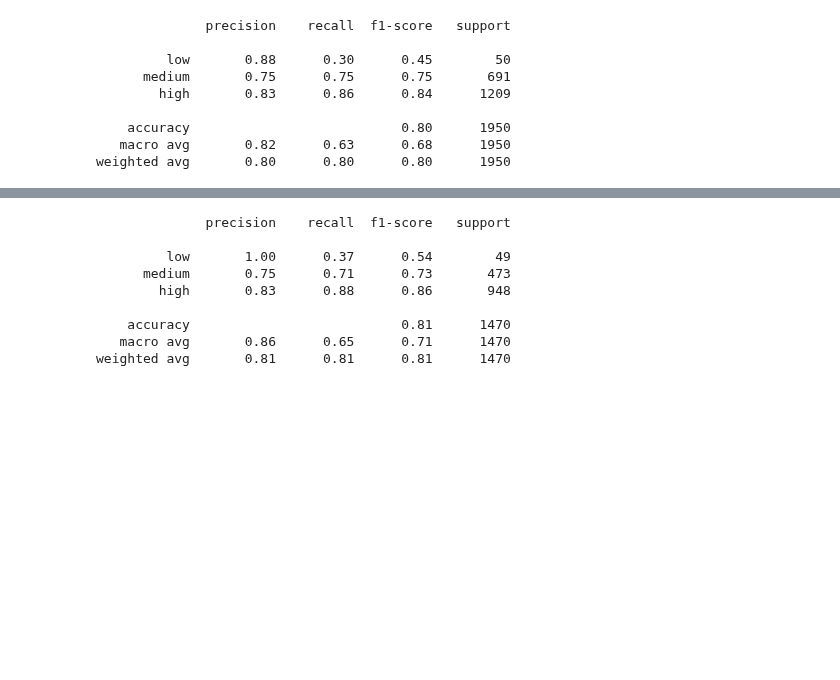
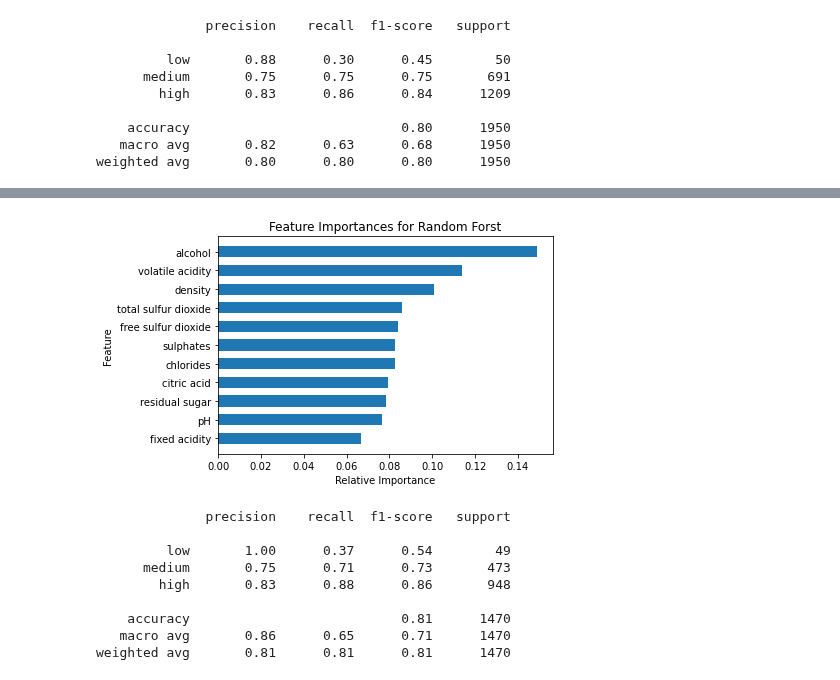
Before and after one commit to shekharbiswas/antelope, a Jupyter notebook: eval.ipynb, the cells around one changed output, grey strips where cells are left out. Drawn from its saved outputs; the diff is of its cells as text; code cells hidden in the pictures; blank space fills up the shorter version.

```diff
--- a/eval.ipynb
+++ b/eval.ipynb
@@ -276,3 +285,14 @@ weighted avg       0.80      0.80      0.80      1950
+# %%
+wqp_rf_feature_importances = wqp_rf.feature_importances_
+wqp_rf_feature_names, wqp_rf_feature_scores = zip(*sorted(zip(wqp_feature_names,wqp_rf_feature_importances), key=lambda x: x[1]))
+y_position = list(range(len(wqp_rf_feature_names)))
+plt.barh(y_position, wqp_rf_feature_scores, height=0.6, align='center')
+plt.yticks(y_position , wqp_rf_feature_names)
+plt.xlabel('Relative Importance')
+plt.ylabel('Feature')
+t5 = plt.title('Feature Importances for Random Forst')
+# %% [output]
+[figure, added]
 # %%
 # train the model
 wqp_rf_white = RandomForestClassifier()
```
Also changed, not shown: parts of 9 cells of this notebook, 10 other files.
